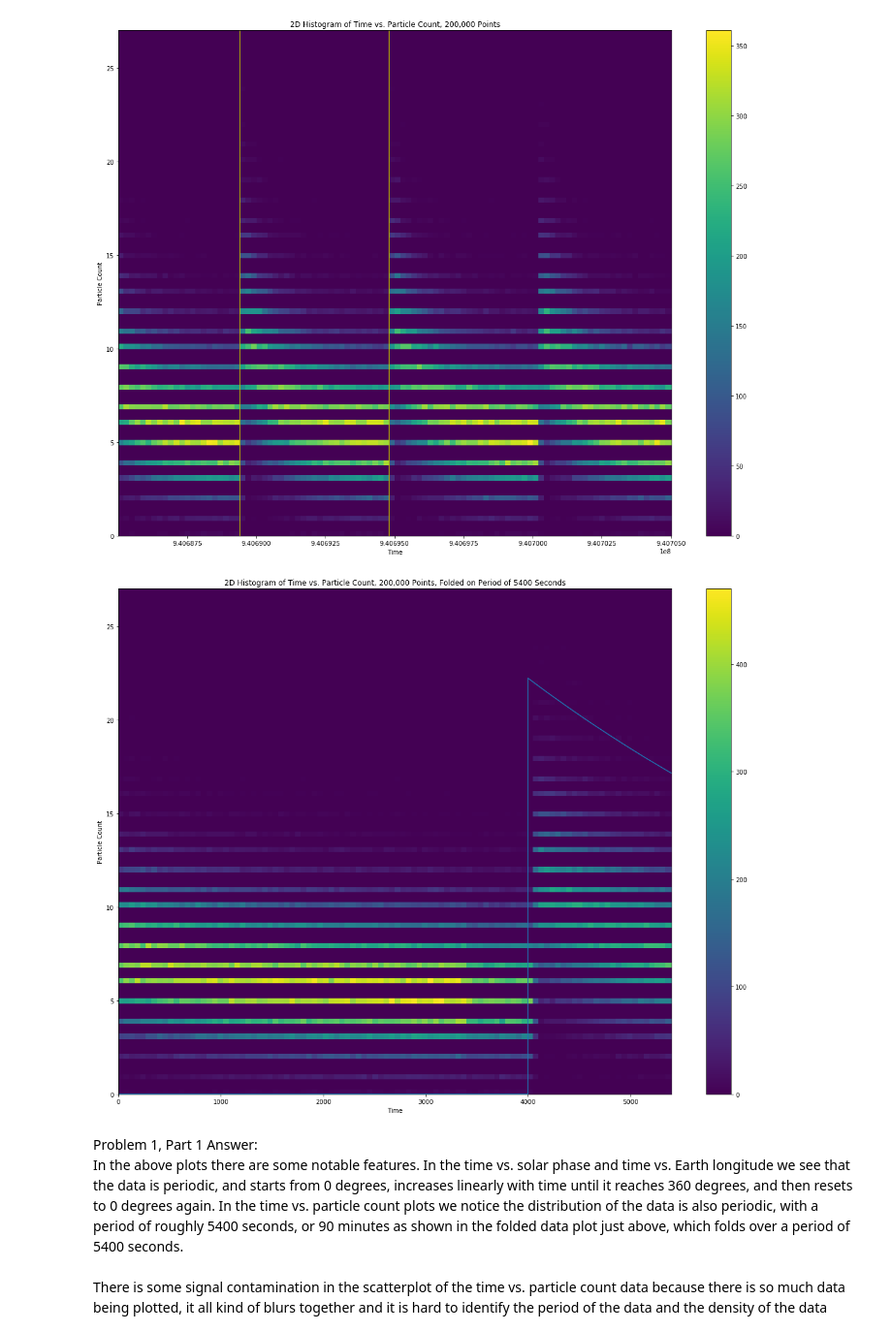
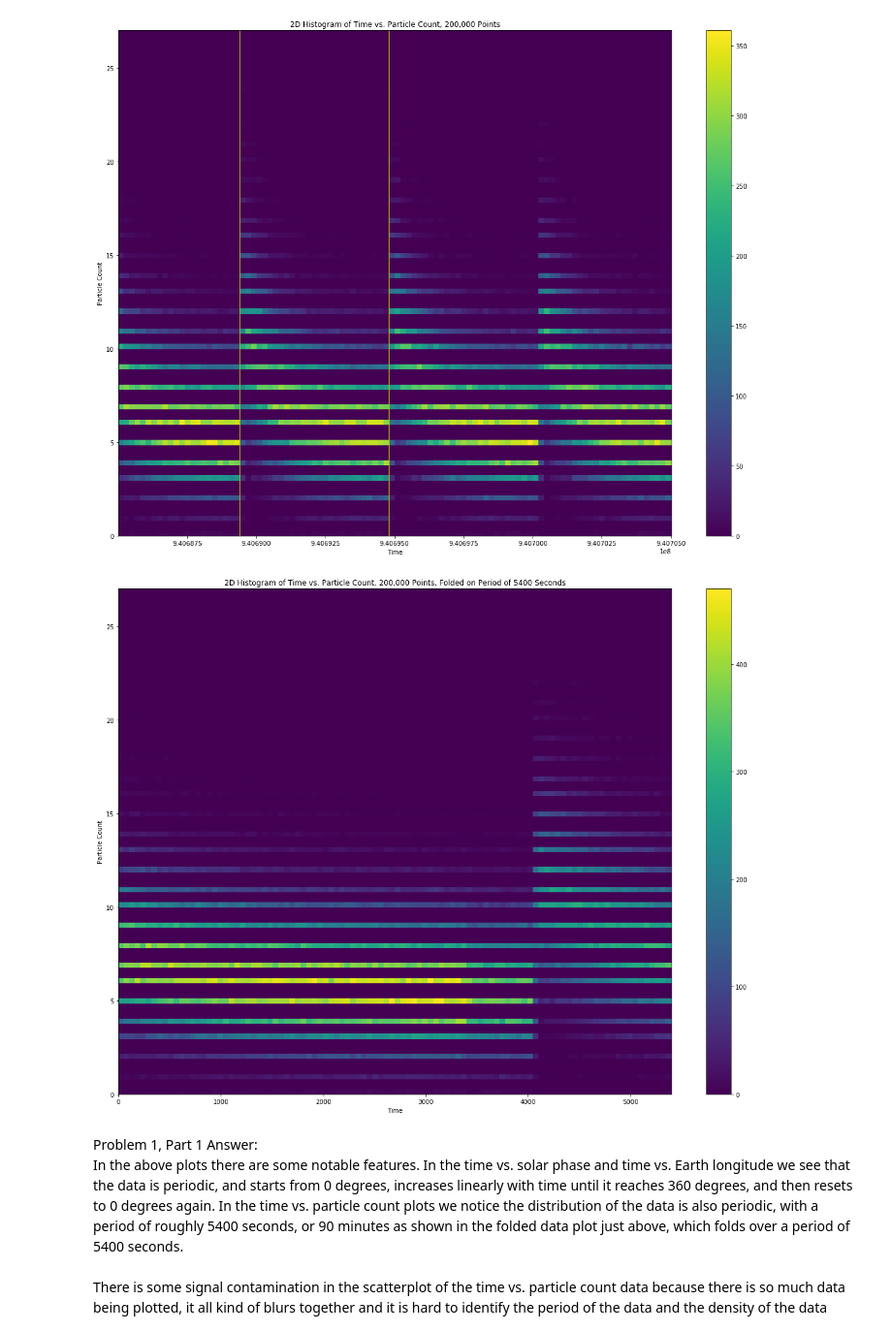
Before and after one commit to ecb49/burns_phys434, a Jupyter notebook: labs/Burns_Lab4.ipynb, the cells around one changed output. Shown at 97% size. Drawn from its saved outputs; the diff is of its cells as text; code cells hidden in the pictures.

```diff
--- a/labs/Burns_Lab4.ipynb
+++ b/labs/Burns_Lab4.ipynb
@@ -82,18 +82,14 @@ plt.show()
 # %%
 tnew = data[0,:]%5400
 x = np.linspace(0,5400,250000)
 plt.hist2d(tnew[0:250000],data[3,0:250000],bins=(100,100))
 plt.colorbar()
 plt.xlabel('Time')
 plt.ylabel('Particle Count')
 plt.title('2D Histogram of Time vs. Particle Count, 200,000 Points, Folded on Period of 5400 Seconds')
-plt.axvline(9.406894e8, color = 'y')
-plt.axvline(9.406948e8, color = 'y')
-y = stats.expon.pdf(x,loc=4000,scale=5400)
-plt.plot(x,y*120000)
 plt.show()
 # %% [output]
-[figure, old version]
+[figure, new version]
 # %% [markdown]
 Problem 1, Part 1 Answer: <br/>
 In the above plots there are some notable features. In the time vs. solar phase and time vs. Earth longitude we see that the data is periodic, and starts from 0 degrees, increases linearly with time until it reaches 360 degrees, and then resets to 0 degrees again. In the time vs. particle count plots we notice the distribution of the data is also periodic, with a period of roughly 5400 seconds, or 90 minutes as shown in the folded data plot just above, which folds over a period of 5400 seconds.
```
Also changed, not shown: parts of 5 cells of this notebook.
